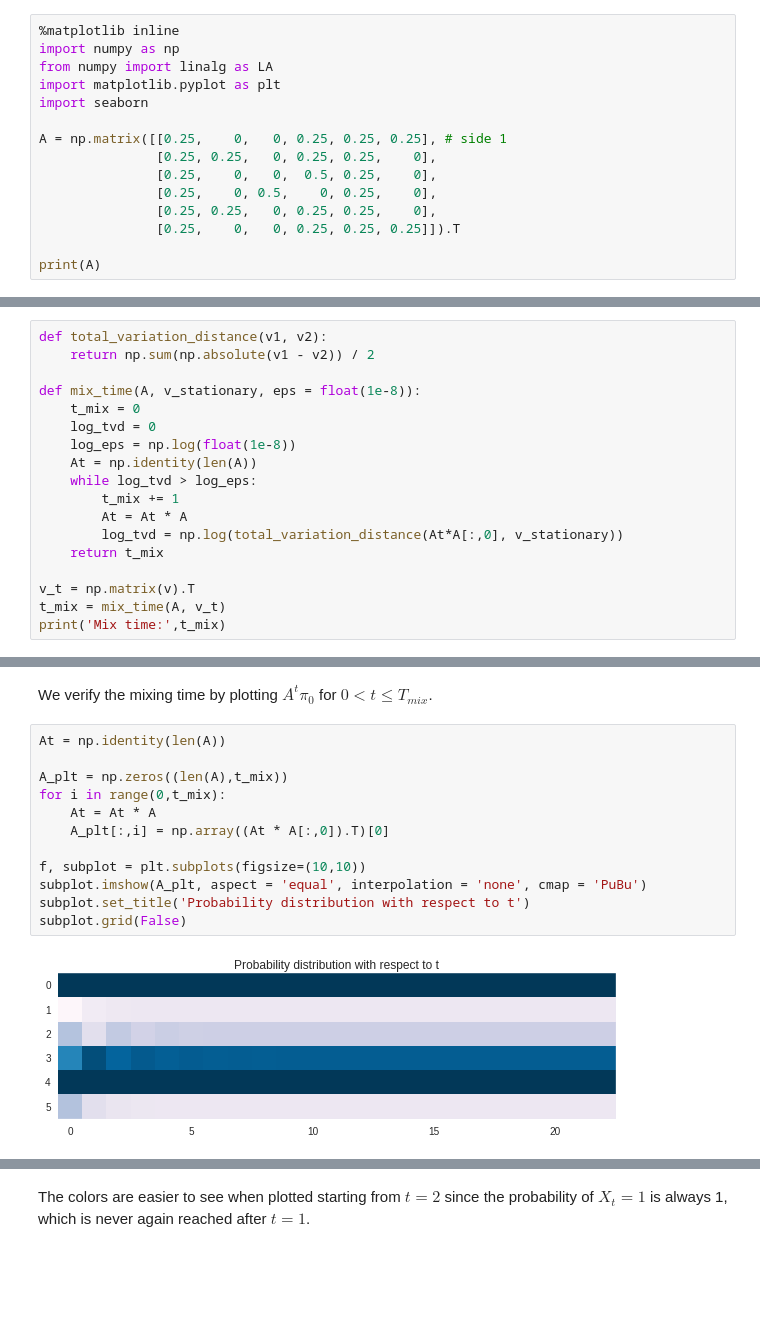
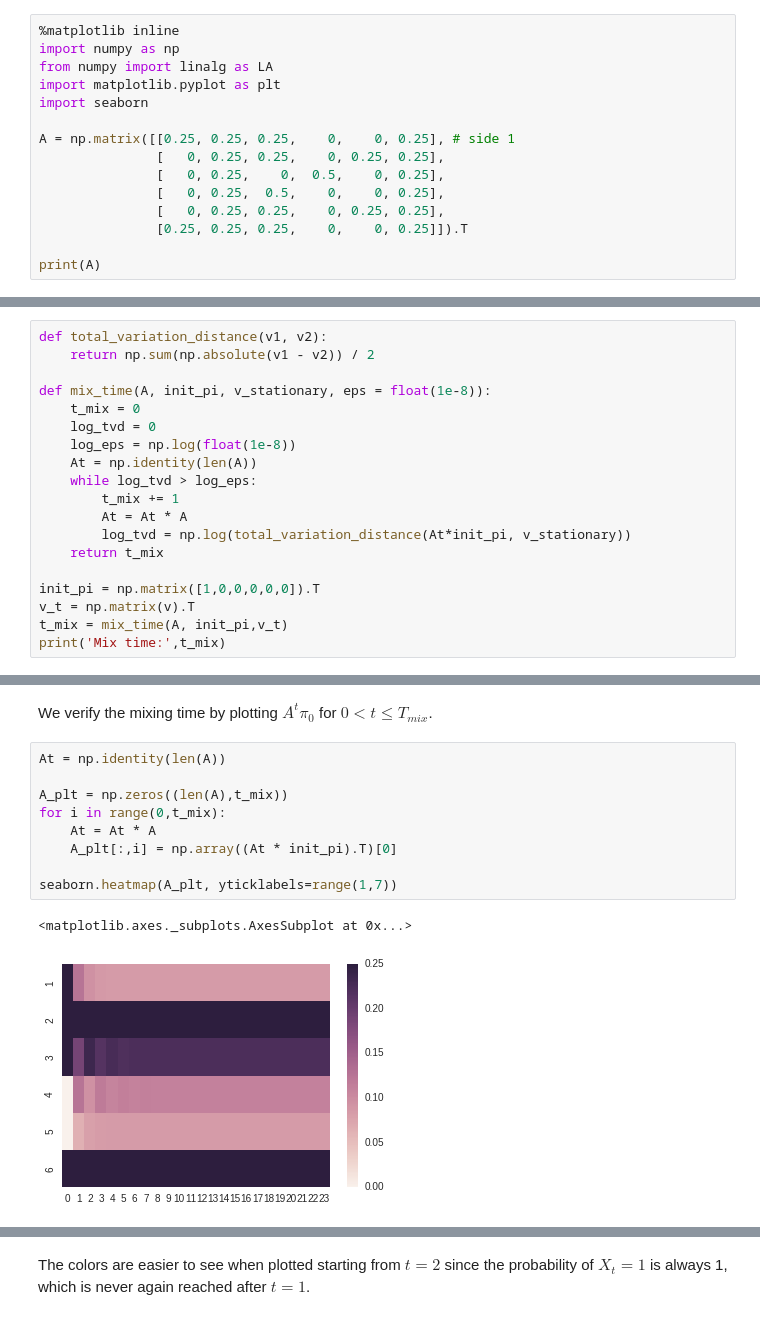
Before and after one commit to Bogazici-CMPE548-Spring2016/Cmpe548-Assignment2, a Jupyter notebook: assignment2.ipynb, the cells around one changed output, grey strips where cells are left out. Saved outputs shown, nothing was run; the diff lists cells and outputs as text; blank space fills up the shorter version.

Commit message:
Minor bugfix on the transition matrix and better plots

```diff
--- a/assignment2.ipynb
+++ b/assignment2.ipynb
@@ -10,12 +10,12 @@ from numpy import linalg as LA
 import matplotlib.pyplot as plt
 import seaborn
 
-A = np.matrix([[0.25,    0,   0, 0.25, 0.25, 0.25], # side 1
-               [0.25, 0.25,   0, 0.25, 0.25,    0],
-               [0.25,    0,   0,  0.5, 0.25,    0],
-               [0.25,    0, 0.5,    0, 0.25,    0],
-               [0.25, 0.25,   0, 0.25, 0.25,    0],
-               [0.25,    0,   0, 0.25, 0.25, 0.25]]).T
+A = np.matrix([[0.25, 0.25, 0.25,    0,    0, 0.25], # side 1
+               [   0, 0.25, 0.25,    0, 0.25, 0.25],
+               [   0, 0.25,    0,  0.5,    0, 0.25],
+               [   0, 0.25,  0.5,    0,    0, 0.25],
+               [   0, 0.25, 0.25,    0, 0.25, 0.25],
+               [0.25, 0.25, 0.25,    0,    0, 0.25]]).T
 
 print(A)
 # %% [output]
@@ -54,7 +53,7 @@ We calculate $T_{mix}$ by looking at the total variation distance between $\pi$
 def total_variation_distance(v1, v2):
     return np.sum(np.absolute(v1 - v2)) / 2
 
-def mix_time(A, v_stationary, eps = float(1e-8)):
+def mix_time(A, init_pi, v_stationary, eps = float(1e-8)):
     t_mix = 0
     log_tvd = 0
     log_eps = np.log(float(1e-8))
@@ -62,10 +61,11 @@ def mix_time(A, v_stationary, eps = float(1e-8)):
     while log_tvd > log_eps:
         t_mix += 1
         At = At * A
-        log_tvd = np.log(total_variation_distance(At*A[:,0], v_stationary))
+        log_tvd = np.log(total_variation_distance(At*init_pi, v_stationary))
     return t_mix
 
+init_pi = np.matrix([1,0,0,0,0,0]).T
 v_t = np.matrix(v).T
-t_mix = mix_time(A, v_t)
+t_mix = mix_time(A, init_pi,v_t)
 print('Mix time:',t_mix)
 # %% [output]
@@ -87,16 +87,14 @@ We verify the mixing time by plotting $A^t\pi_0$ for $0\lt t\le T_{mix}$.
 # %%
 At = np.identity(len(A))
 
 A_plt = np.zeros((len(A),t_mix))
 for i in range(0,t_mix):
     At = At * A
-    A_plt[:,i] = np.array((At * A[:,0]).T)[0]
+    A_plt[:,i] = np.array((At * init_pi).T)[0]
 
-f, subplot = plt.subplots(figsize=(10,10))
-subplot.imshow(A_plt, aspect = 'equal', interpolation = 'none', cmap = 'PuBu')
-subplot.set_title('Probability distribution with respect to t')
-subplot.grid(False)
+seaborn.heatmap(A_plt, yticklabels=range(1,7))
 # %% [output]
+<matplotlib.axes._subplots.AxesSubplot at 0x...>
-[figure, old version]
+[figure, new version]
 # %% [markdown]
 ### 2.f) Independent samples
```
Also changed, not shown: parts of 10 cells of this notebook.
